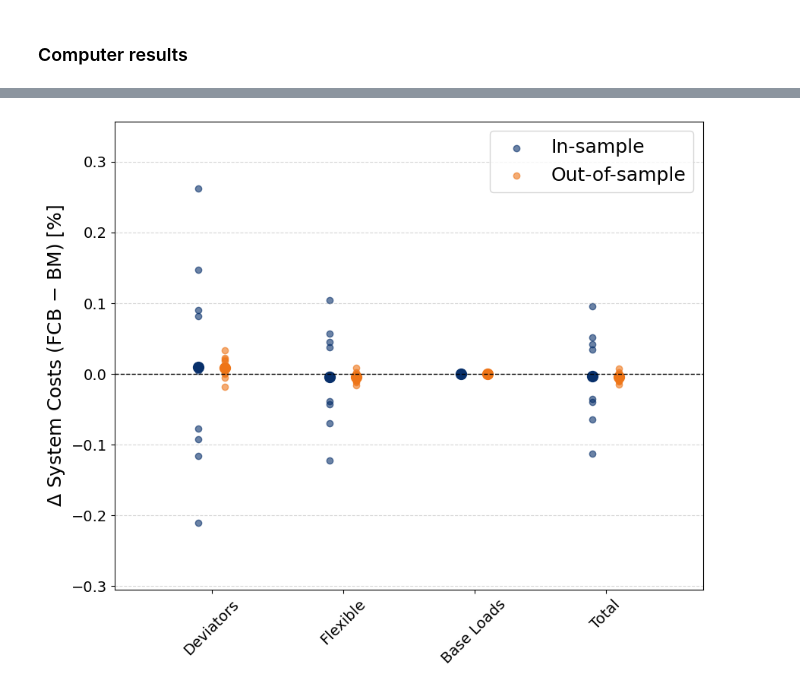
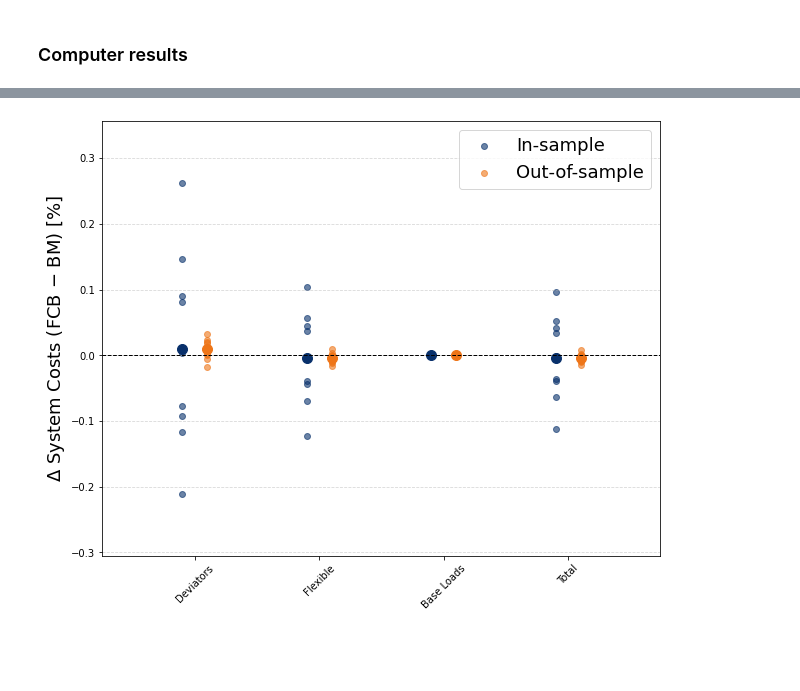
Before and after one commit to JuliaKatomena/FCB-Thesis-2026, a Jupyter notebook: Code/sensitivity_plotting.ipynb, the cells around one changed output, grey strips where cells are left out. Cells and saved outputs as stored; diff of their text form; code cells hidden in the pictures; blank space fills up the shorter version.

```diff
--- a/Code/sensitivity_plotting.ipynb
+++ b/Code/sensitivity_plotting.ipynb
@@ -115,4 +248,3 @@ data_init = Main.seval('JLD2.load("export/export_HPC/Init_val_results_27536529.j
 # %%
-Main.seval('data_bigQ = JLD2.load("export/export_HPC/Big_Q_27553825.jld2", "data")')
-
-data_bigQ = Main.data_bigQ
+Main.seval('data_init = JLD2.load("D:/DTU/OR/VS_codes/Full-cost-balancing/HPC/export_HPC/Init_val_final_27692642.jld2", "data")')
+data_init = Main.seval('data_init')
@@ -296,5 +401,5 @@ Forecast Asymmetry
 # %%
-DA_bids = {
+DA_bids_FCB = {
     "FCB":{
         "Deviators": data_bin["aggregates"]["mean_pol_DA_bids_out"],
         "Flexibles":  data_bin["aggregates"]["mean_flex_DA_bids_out"],
@@ -316,33 +421,3 @@ DA_bids_pol = {
         "polluters": data_asy_GDCA["aggregates"]["mean_pol_DA_bids_out"]
     },
 }
-
-run_to_Q = {
-    1: 1,
-    2: 2,
-    4: 4,
-    5: 7
-}
-FCB_run = 3
-
-def make_entry(idx):
-    print(idx)
-    agg = R_Cf_GDCA[idx]["aggregates"]
-    return {
-        "Deviators":  agg["mean_pol_DA_bids_out"],
-        "Flexibles":  agg["mean_flex_DA_bids_out"],
-        "Base loads": agg["mean_reg_DA_bids_out"],
-    }
-
-order = [1, 2, "FCB", 4, 7]
-
-# invert mapping: Q -> run_idx
-Q_to_run = {Q: run for run, Q in run_to_Q.items()}
-
-DA_bids_Q = {}
-for item in order:
-    if item == "FCB":
-        DA_bids_Q["Q$_{FCB}$"] = make_entry(FCB_run)
-    else:
-        print(Q_to_run[item])
-        DA_bids_Q[f"Q$_{item}$"] = make_entry(Q_to_run[item])
@@ -654,4 +580,4 @@ def systems_costs(system_costs_BM_in, system_costs_BM_out, system_costs_FCB_in,
 # %%
-fig_systems_costs = systems_costs(systems_costs_BM_in, systems_costs_BM_out, systems_costs_FCB_in, systems_costs_FCB_out)
+fig_systems_costs = pf.systems_costs(systems_costs_BM_in, systems_costs_BM_out, systems_costs_FCB_in, systems_costs_FCB_out)
 # %% [output]
 total diff in :  0.20567613294010698
@@ -659,2 +585,2 @@ total diff out:  0.22288658865227262
-[figure, old version]
+[figure, new version]
 # %%
```
Also changed, not shown: parts of 155 cells of this notebook.
